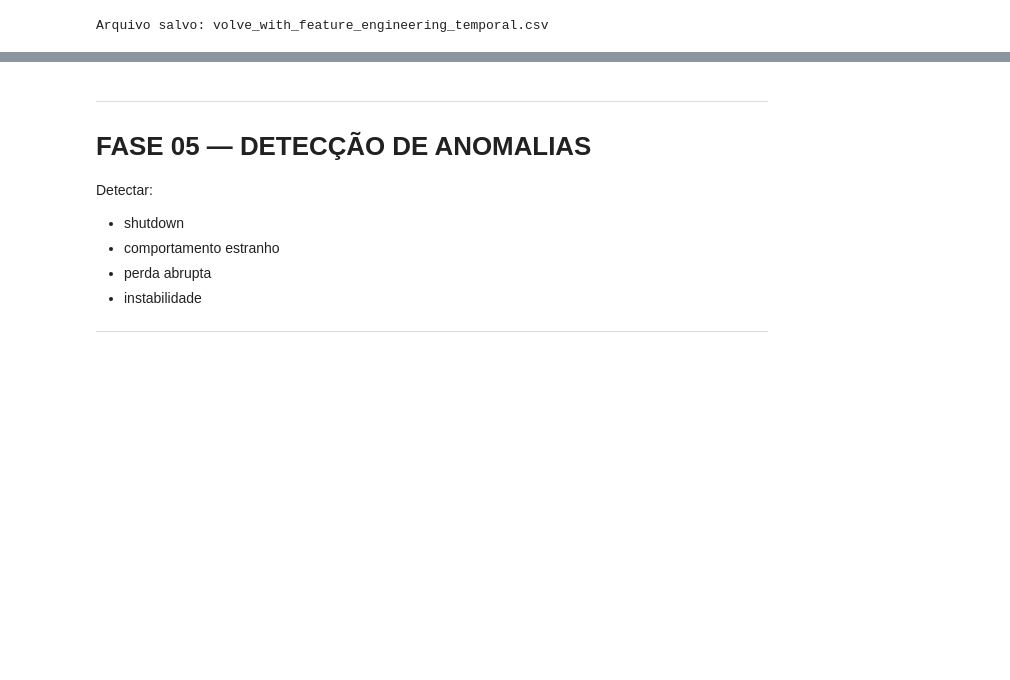
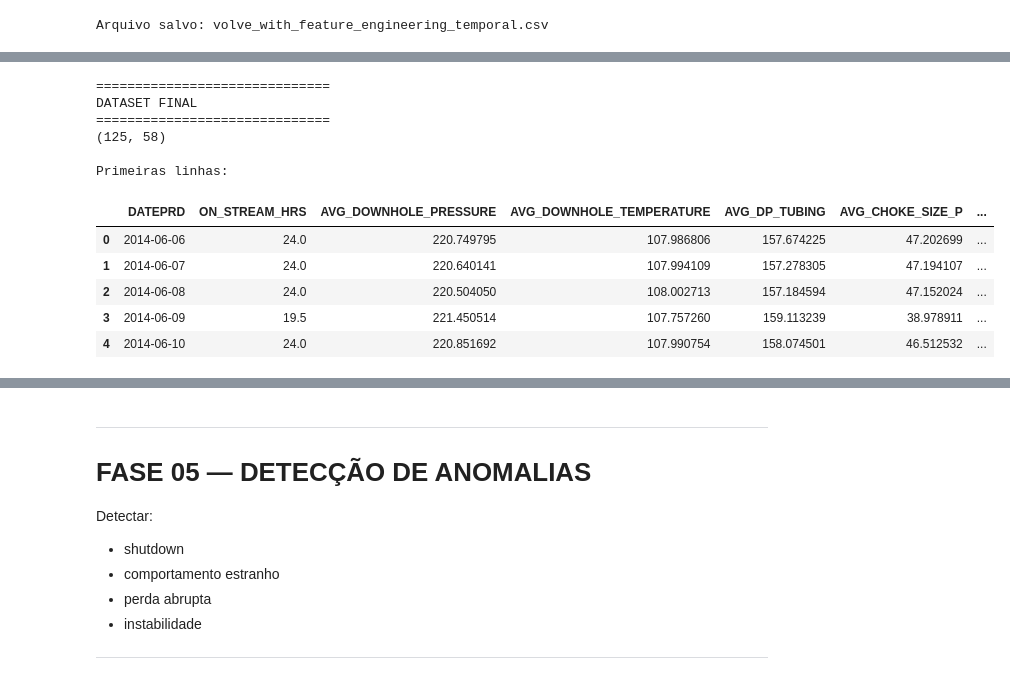
Before and after one commit to marcusvbrangel/production-surveillance, a Jupyter notebook: production_surveillance.ipynb, the cells around one changed output, grey strips where cells are left out. Drawn from its saved outputs; the diff is of its cells as text; code cells hidden in the pictures; blank space fills up the shorter version.

```diff
--- a/production_surveillance.ipynb
+++ b/production_surveillance.ipynb
@@ -2400,0 +2656,25 @@ Criar:
+# %%
+# ============================================================
+# REMOÇÃO DE FEATURES ALTAMENTE CORRELACIONADAS
+# ============================================================
+
+print("\n==============================")
+print("REMOÇÃO DE FEATURES ALTAMENTE CORRELACIONADAS")
+print("==============================")
+
+upper_triangle = corr_matrix.where(
+    np.triu(np.ones(corr_matrix.shape), k=1).astype(bool)
+)
+
+high_corr_cols = [
+    column
+    for column in upper_triangle.columns
+    if any(upper_triangle[column].abs() > 0.98)
+]
+
+print(f"Quantidade removida: {len(high_corr_cols)}")
+
+print("\nColunas removidas:")
+print(high_corr_cols)
+
+df_clean = df_clean.drop(columns=high_corr_cols)
@@ -2400,0 +2749,27 @@ Criar:
+# %%
+# ============================================================
+# VISÃO FINAL
+# ============================================================
+
+print("\n==============================")
+print("DATASET FINAL")
+print("==============================")
+
+print(df_clean.shape)
+
+print("\nPrimeiras linhas:")
+
+display(df_clean.head())
+# %% [output]
+==============================
+DATASET FINAL
+==============================
+(125, 58)
+
+Primeiras linhas:
+|  | DATEPRD | ON_STREAM_HRS | AVG_DOWNHOLE_PRESSURE | AVG_DOWNHOLE_TEMPERATURE | AVG_DP_TUBING | AVG_CHOKE_SIZE_P | ... |
+| 0 | 2014-06-06 | 24.0 | 220.749795 | 107.986806 | 157.674225 | 47.202699 | ... |
+| 1 | 2014-06-07 | 24.0 | 220.640141 | 107.994109 | 157.278305 | 47.194107 | ... |
+| 2 | 2014-06-08 | 24.0 | 220.504050 | 108.002713 | 157.184594 | 47.152024 | ... |
+| 3 | 2014-06-09 | 19.5 | 221.450514 | 107.757260 | 159.113239 | 38.978911 | ... |
+| 4 | 2014-06-10 | 24.0 | 220.851692 | 107.990754 | 158.074501 | 46.512532 | ... |
```
Also changed, not shown: parts of 35 cells of this notebook.
